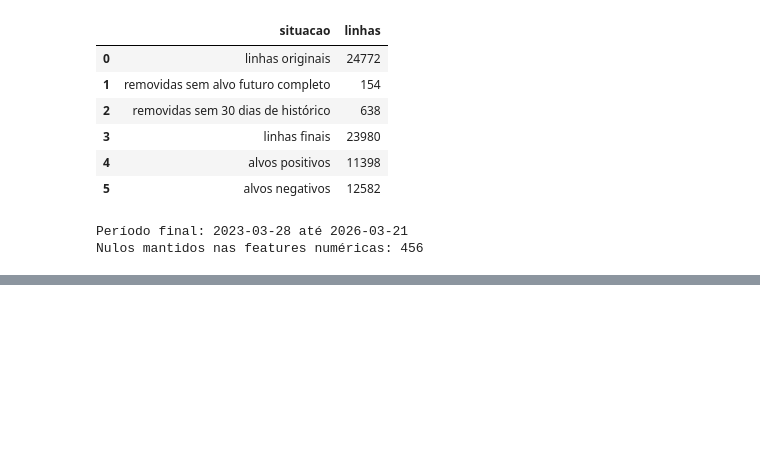
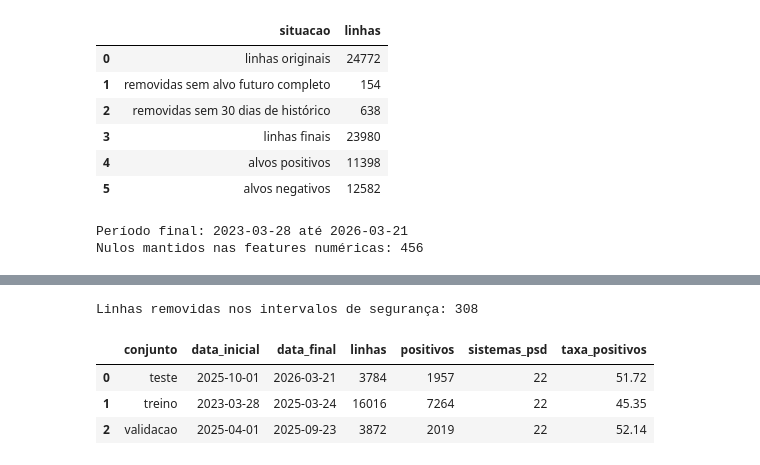
Before and after one commit to joaocardosodias/Lumem, a Jupyter notebook: src/modelo-07/02_processamento.ipynb, the cells around one changed output, grey strips where cells are left out. Saved outputs shown, nothing was run; the diff lists cells and outputs as text; code cells hidden in the pictures; blank space fills up the shorter version.

Commit message:
feat: divide os dados emtreino teste e validação

```diff
--- a/src/modelo-07/02_processamento.ipynb
+++ b/src/modelo-07/02_processamento.ipynb
@@ -435,0 +472,45 @@ Nulos mantidos nas features numéricas: 456
+# %%
+FIM_TREINO = pd.Timestamp("2025-03-24")
+INICIO_VALIDACAO = pd.Timestamp("2025-04-01")
+FIM_VALIDACAO = pd.Timestamp("2025-09-23")
+INICIO_TESTE = pd.Timestamp("2025-10-01")
+
+base_modelagem["conjunto"] = pd.Series(pd.NA, index=base_modelagem.index, dtype="string")
+base_modelagem.loc[base_modelagem["data_referencia"] <= FIM_TREINO, "conjunto"] = "treino"
+base_modelagem.loc[
+    base_modelagem["data_referencia"].between(INICIO_VALIDACAO, FIM_VALIDACAO),
+    "conjunto",
+] = "validacao"
+base_modelagem.loc[base_modelagem["data_referencia"] >= INICIO_TESTE, "conjunto"] = "teste"
+
+base_treino = base_modelagem.loc[base_modelagem["conjunto"] == "treino"].copy()
+base_validacao = base_modelagem.loc[base_modelagem["conjunto"] == "validacao"].copy()
+base_teste = base_modelagem.loc[base_modelagem["conjunto"] == "teste"].copy()
+base_intervalo_seguranca = base_modelagem.loc[base_modelagem["conjunto"].isna()].copy()
+
+assert base_treino["data_referencia"].max() + pd.Timedelta(days=7) < base_validacao["data_referencia"].min()
+assert base_validacao["data_referencia"].max() + pd.Timedelta(days=7) < base_teste["data_referencia"].min()
+
+auditoria_divisao = (
+    base_modelagem.dropna(subset=["conjunto"])
+    .groupby("conjunto", as_index=False)
+    .agg(
+        data_inicial=("data_referencia", "min"),
+        data_final=("data_referencia", "max"),
+        linhas=(TARGET, "size"),
+        positivos=(TARGET, "sum"),
+        sistemas_psd=("id_psd", "nunique"),
+    )
+)
+auditoria_divisao["taxa_positivos"] = (
+    auditoria_divisao["positivos"] / auditoria_divisao["linhas"] * 100
+).round(2)
+
+print(f"Linhas removidas nos intervalos de segurança: {len(base_intervalo_seguranca):,}")
+display(auditoria_divisao)
+# %% [output]
+Linhas removidas nos intervalos de segurança: 308
+|  | conjunto | data_inicial | data_final | linhas | positivos | sistemas_psd | taxa_positivos |
+| 0 | teste | 2025-10-01 | 2026-03-21 | 3784 | 1957 | 22 | 51.72 |
+| 1 | treino | 2023-03-28 | 2025-03-24 | 16016 | 7264 | 22 | 45.35 |
+| 2 | validacao | 2025-04-01 | 2025-09-23 | 3872 | 2019 | 22 | 52.14 |
```
Also changed, not shown: parts of 1 cell of this notebook.
